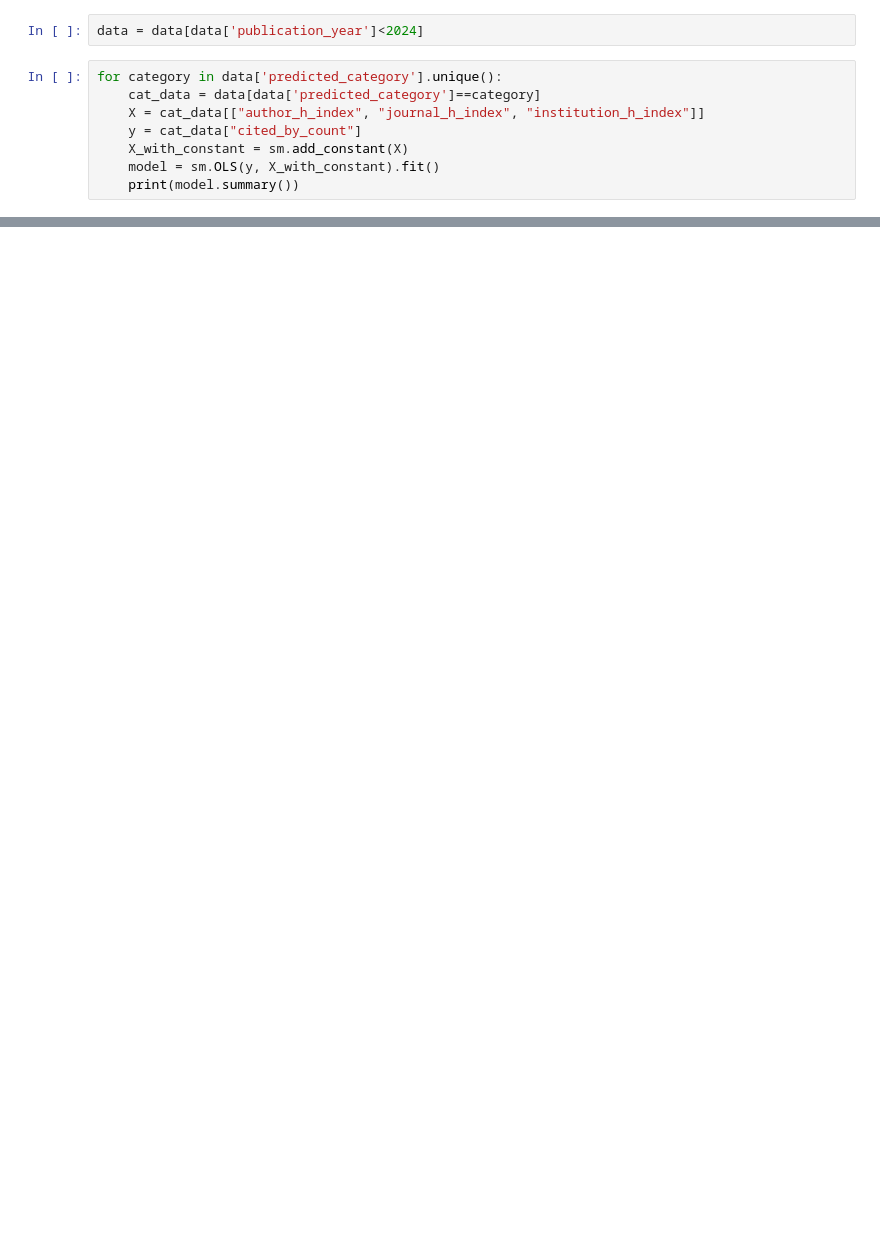
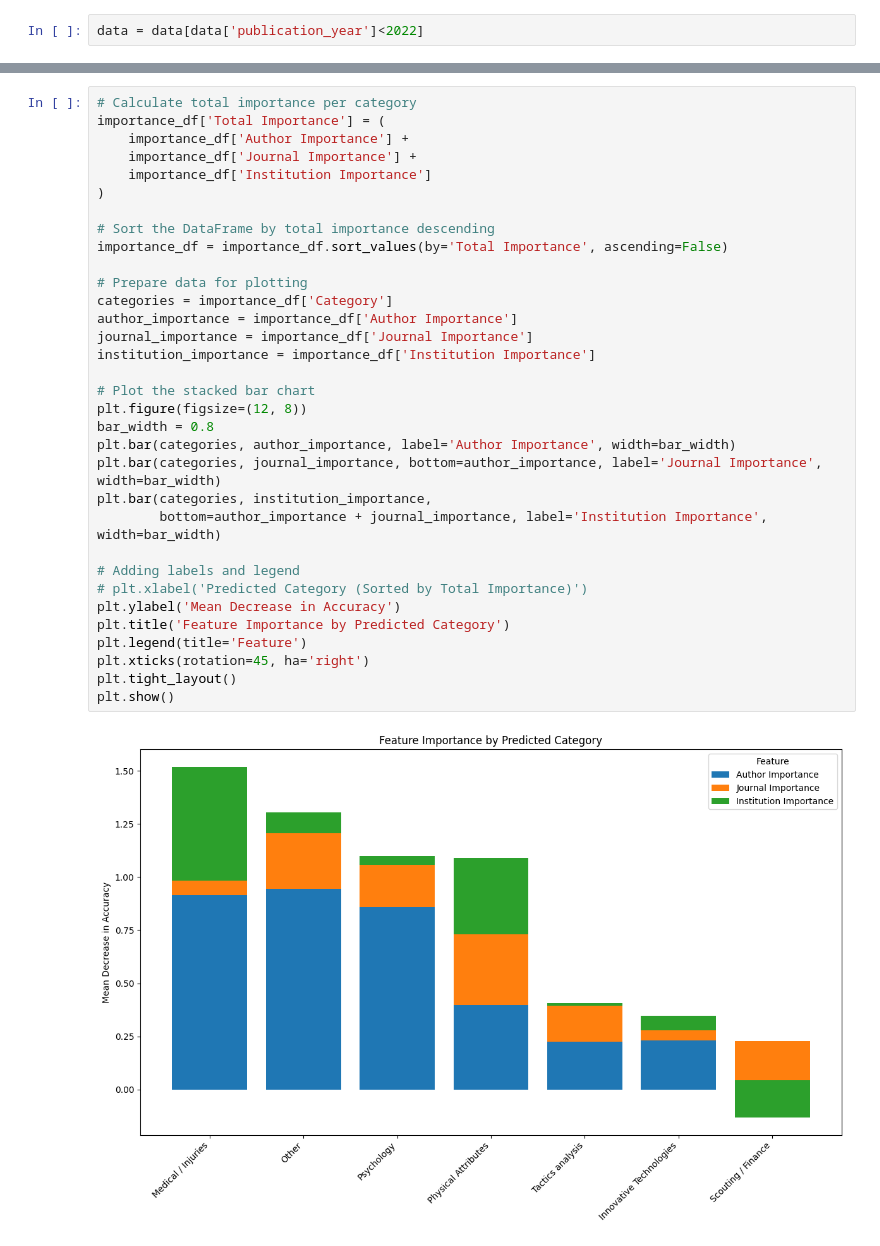
Before and after one commit to franekl/soccer-research-evolution, a Jupyter notebook: code/influence_on_citations/regression.ipynb, the cells around one changed output, grey strips where cells are left out. Cells and saved outputs as stored; diff of their text form; blank space fills up the shorter version.

```diff
--- a/code/influence_on_citations/regression.ipynb
+++ b/code/influence_on_citations/regression.ipynb
@@ -13,12 +18,4 @@ data = pd.read_csv("../../data/data_export.csv")
 data["cited_by_count"] = pd.to_numeric(data["cited_by_count"], errors="coerce")
 data = data.dropna(subset=["cited_by_count", "author_h_index", "journal_h_index", "institution_h_index"])
 # %%
-data = data[data['publication_year']<2024]
+data = data[data['publication_year']<2022]
-# %%
-for category in data['predicted_category'].unique():
-    cat_data = data[data['predicted_category']==category]
-    X = cat_data[["author_h_index", "journal_h_index", "institution_h_index"]]
-    y = cat_data["cited_by_count"]
-    X_with_constant = sm.add_constant(X)
-    model = sm.OLS(y, X_with_constant).fit()
-    print(model.summary())
@@ -42,0 +63,35 @@ Notes:
+# %%
+# Calculate total importance per category
+importance_df['Total Importance'] = (
+    importance_df['Author Importance'] +
+    importance_df['Journal Importance'] +
+    importance_df['Institution Importance']
+)
+
+# Sort the DataFrame by total importance descending
+importance_df = importance_df.sort_values(by='Total Importance', ascending=False)
+
+# Prepare data for plotting
+categories = importance_df['Category']
+author_importance = importance_df['Author Importance']
+journal_importance = importance_df['Journal Importance']
+institution_importance = importance_df['Institution Importance']
+
+# Plot the stacked bar chart
+plt.figure(figsize=(12, 8))
+bar_width = 0.8
+plt.bar(categories, author_importance, label='Author Importance', width=bar_width)
+plt.bar(categories, journal_importance, bottom=author_importance, label='Journal Importance', width=bar_width)
+plt.bar(categories, institution_importance,
+        bottom=author_importance + journal_importance, label='Institution Importance', width=bar_width)
+
+# Adding labels and legend
+# plt.xlabel('Predicted Category (Sorted by Total Importance)')
+plt.ylabel('Mean Decrease in Accuracy')
+plt.title('Feature Importance by Predicted Category')
+plt.legend(title='Feature')
+plt.xticks(rotation=45, ha='right')
+plt.tight_layout()
+plt.show()
+# %% [output]
+[figure, added]
```
Also changed, not shown: parts of 7 cells of this notebook, 5 other files.
